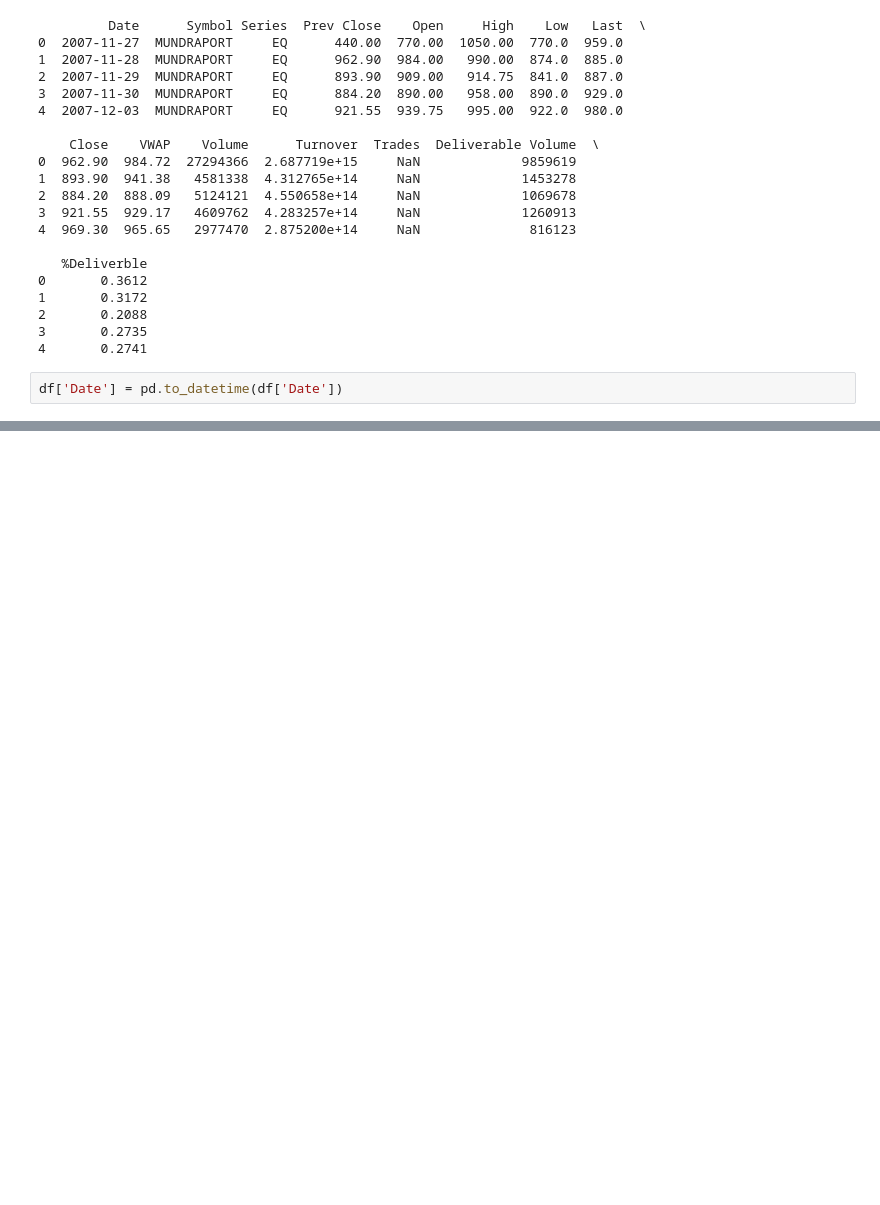
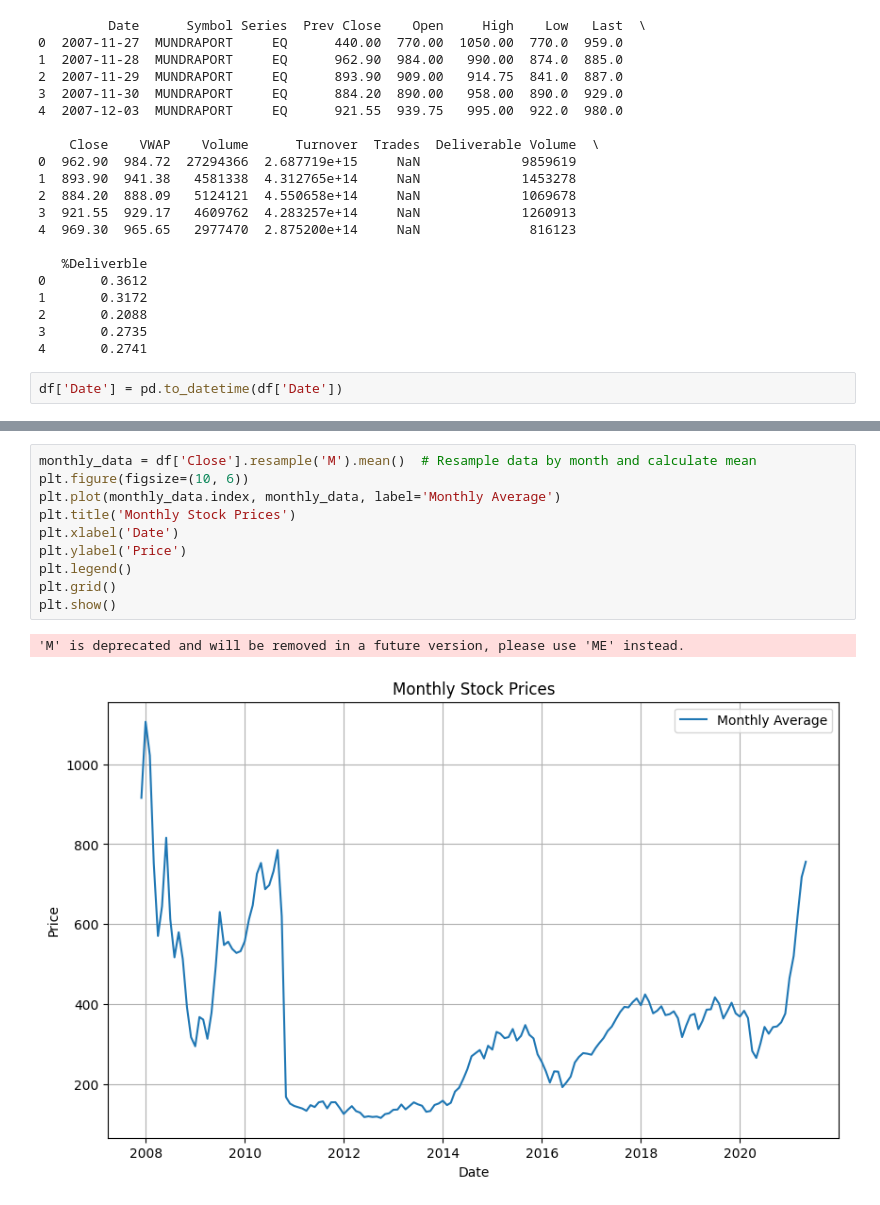
Before and after one commit to himanibhammar/StockMarketPrediction, a Jupyter notebook: Adanistock.ipynb, the cells around one changed output, grey strips where cells are left out. Cells and saved outputs as stored; diff of their text form; blank space fills up the shorter version.

```diff
--- a/Adanistock.ipynb
+++ b/Adanistock.ipynb
@@ -234,0 +440,13 @@ fig.show()
+# %%
+monthly_data = df['Close'].resample('M').mean()  # Resample data by month and calculate mean
+plt.figure(figsize=(10, 6))
+plt.plot(monthly_data.index, monthly_data, label='Monthly Average')
+plt.title('Monthly Stock Prices')
+plt.xlabel('Date')
+plt.ylabel('Price')
+plt.legend()
+plt.grid()
+plt.show()
+# %% [output]
+'M' is deprecated and will be removed in a future version, please use 'ME' instead.
+[figure, added]
```
Also changed, not shown: parts of 27 cells of this notebook.
